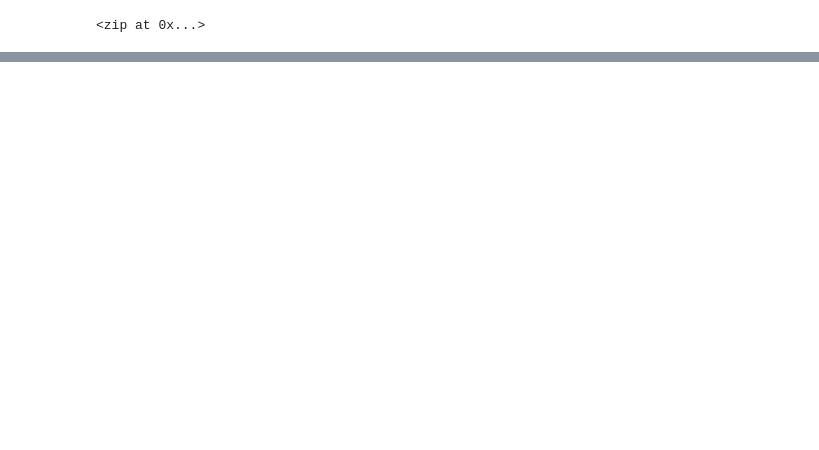
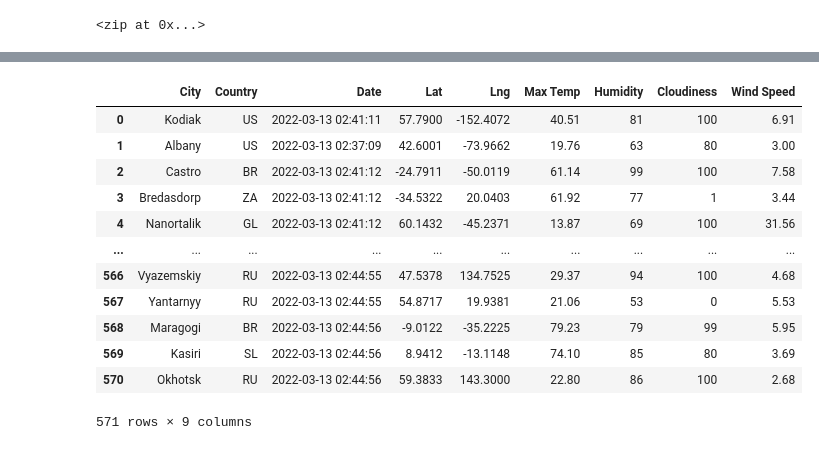
Before and after one commit to lgrander/World_Weather_Analysis, a Jupyter notebook: WeatherPy.ipynb, the cells around one changed output, grey strips where cells are left out. Saved outputs shown, nothing was run; the diff lists cells and outputs as text; code cells hidden in the pictures; blank space fills up the shorter version.

```diff
--- a/WeatherPy.ipynb
+++ b/WeatherPy.ipynb
@@ -56,0 +66,2 @@ len(cities)
+# %%
+url = "http://api.openweathermap.org/data/2.5/weather?units=Imperial&APPID=" + weather_api_key
@@ -56,0 +154,4 @@ len(cities)
+# %%
+# Convert the array of dictionaries to a Pandas DataFrame.
+city_data_df = pd.DataFrame(city_data)
+city_data_df.head(10)
@@ -56,0 +170,21 @@ len(cities)
+# %%
+# Reorder the column order
+new_column_order = ["City", "Country", "Date", "Lat","Lng", "Max Temp", "Humidity", "Cloudiness", "Wind Speed"]
+# %%
+city_data_df = city_data_df[new_column_order]
+# %%
+city_data_df
+# %% [output]
+|  | City | Country | Date | Lat | Lng | Max Temp | Humidity | Cloudiness | Wind Speed |
+| 0 | Kodiak | US | 2022-03-13 02:41:11 | 57.7900 | -152.4072 | 40.51 | 81 | 100 | 6.91 |
+| 1 | Albany | US | 2022-03-13 02:37:09 | 42.6001 | -73.9662 | 19.76 | 63 | 80 | 3.00 |
+| 2 | Castro | BR | 2022-03-13 02:41:12 | -24.7911 | -50.0119 | 61.14 | 99 | 100 | 7.58 |
+| 3 | Bredasdorp | ZA | 2022-03-13 02:41:12 | -34.5322 | 20.0403 | 61.92 | 77 | 1 | 3.44 |
+| 4 | Nanortalik | GL | 2022-03-13 02:41:12 | 60.1432 | -45.2371 | 13.87 | 69 | 100 | 31.56 |
+| ... | ... | ... | ... | ... | ... | ... | ... | ... | ... |
+| 566 | Vyazemskiy | RU | 2022-03-13 02:44:55 | 47.5378 | 134.7525 | 29.37 | 94 | 100 | 4.68 |
+| 567 | Yantarnyy | RU | 2022-03-13 02:44:55 | 54.8717 | 19.9381 | 21.06 | 53 | 0 | 5.53 |
+| 568 | Maragogi | BR | 2022-03-13 02:44:56 | -9.0122 | -35.2225 | 79.23 | 79 | 99 | 5.95 |
+| 569 | Kasiri | SL | 2022-03-13 02:44:56 | 8.9412 | -13.1148 | 74.10 | 85 | 80 | 3.69 |
+| 570 | Okhotsk | RU | 2022-03-13 02:44:56 | 59.3833 | 143.3000 | 22.80 | 86 | 100 | 2.68 |
+571 rows × 9 columns
```
Also changed, not shown: parts of 6 cells of this notebook, 3 other files.
